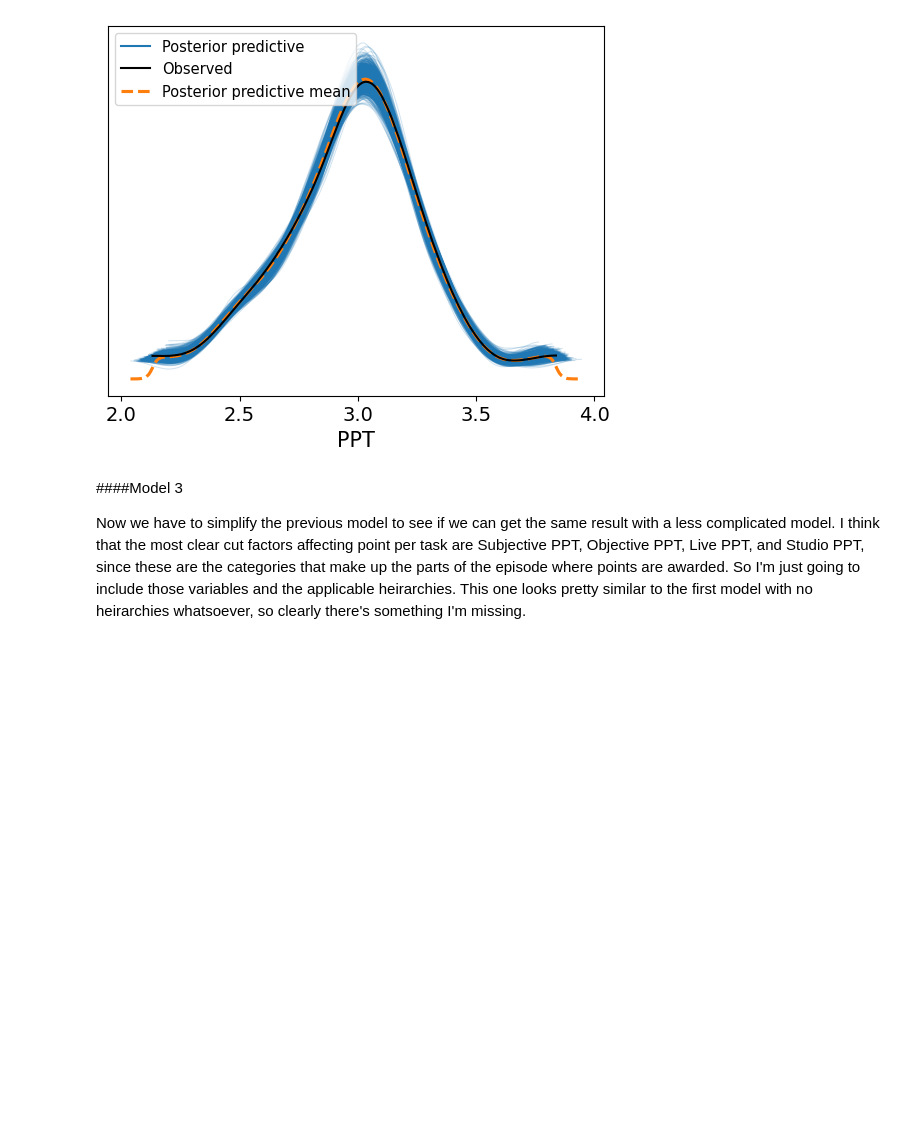
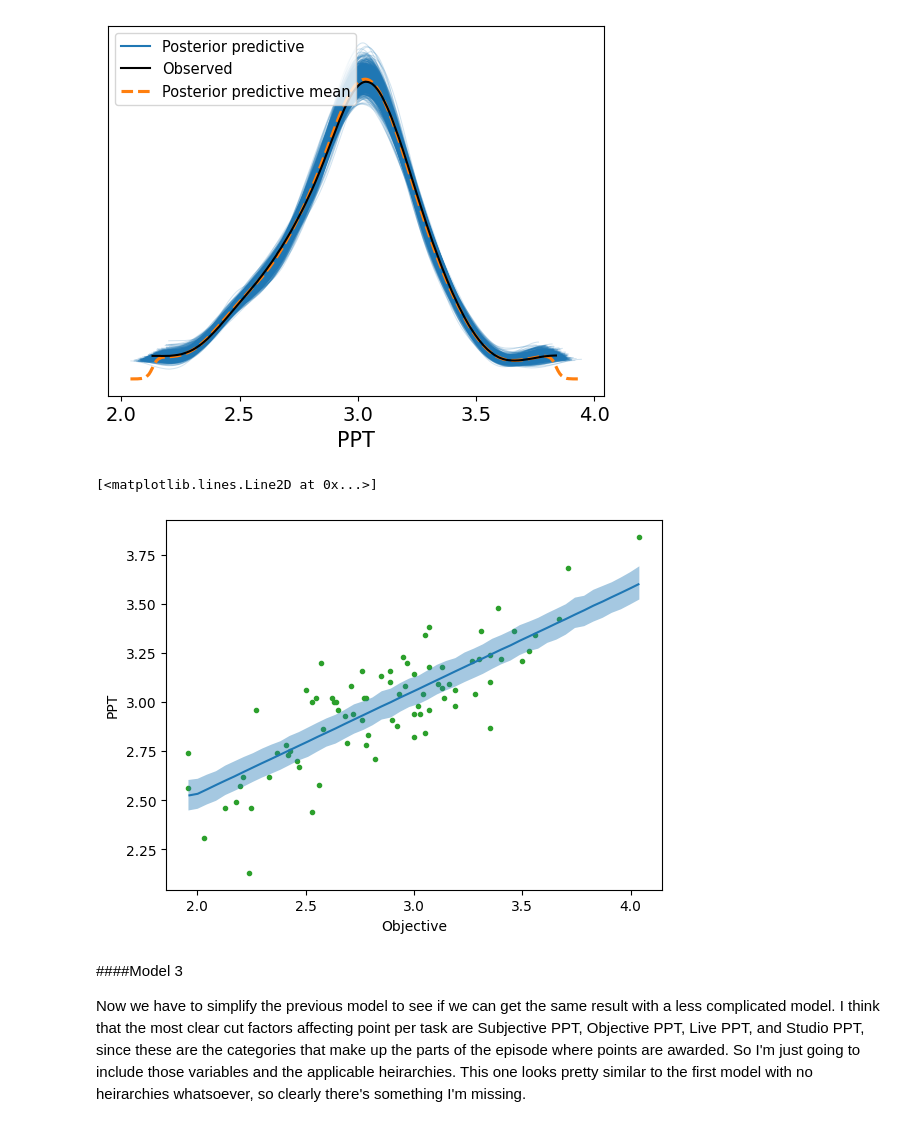
Before and after one commit to sashavlasits/Data-Science, a Jupyter notebook: Unit7/SashVlasU7Proj.ipynb, the cells around one changed output. Cells and saved outputs as stored; diff of their text form; code cells hidden in the pictures; blank space fills up the shorter version.

```diff
--- a/Unit7/SashVlasU7Proj.ipynb
+++ b/Unit7/SashVlasU7Proj.ipynb
@@ -215,3 +236,4 @@ This is the model that reflects my causal diagram, so it has approximately one m
 model_tm2 = bmb.Model("`PPT` ~ `Prize` + `Subjective` + `Objective` + `Live` + `Fastest` + `Total Bonus Points` + (`Total Episode Wins`|`Total Bonus Points`) + (`Total Episode Wins`|`Fastest`) + (`Total Episode Wins`|`Objective`) + (`Total Episode Wins`|`Subjective`) + (`Total Episode Wins`|`Live`) + (`Total Episode Wins`|`Prize`) + (`Subjective`|`Prize`) + (`Objective`|`Fastest`) + (`Subjective`|`Total Bonus Points`) + (`Fastest`|`Live`) + (`Objective`|`Live`))", data=cleanesttm)
 #fit the model
 idata_tm2 = model_tm2.fit(idata_kwargs={'log_likelihood': True})
+sample_new_groups = True
@@ -221,6 +248,12 @@ az.plot_ppc(idata_tm2)
 # %% [output]
 <Axes: xlabel='PPT'>
 [figure]
+# %%
+bmb.interpret.plot_predictions(model_tm2, idata_tm2, "Objective", pps=True, prob=0.94, sample_new_groups=True)
+plt.plot(cleanesttm.Objective, cleanesttm.PPT, "C2.", zorder=-3)
+# %% [output]
+[<matplotlib.lines.Line2D at 0x...>]
+[figure, added]
 # %% [markdown]
 ####Model 3
 
```
Also changed, not shown: parts of 18 cells of this notebook.
